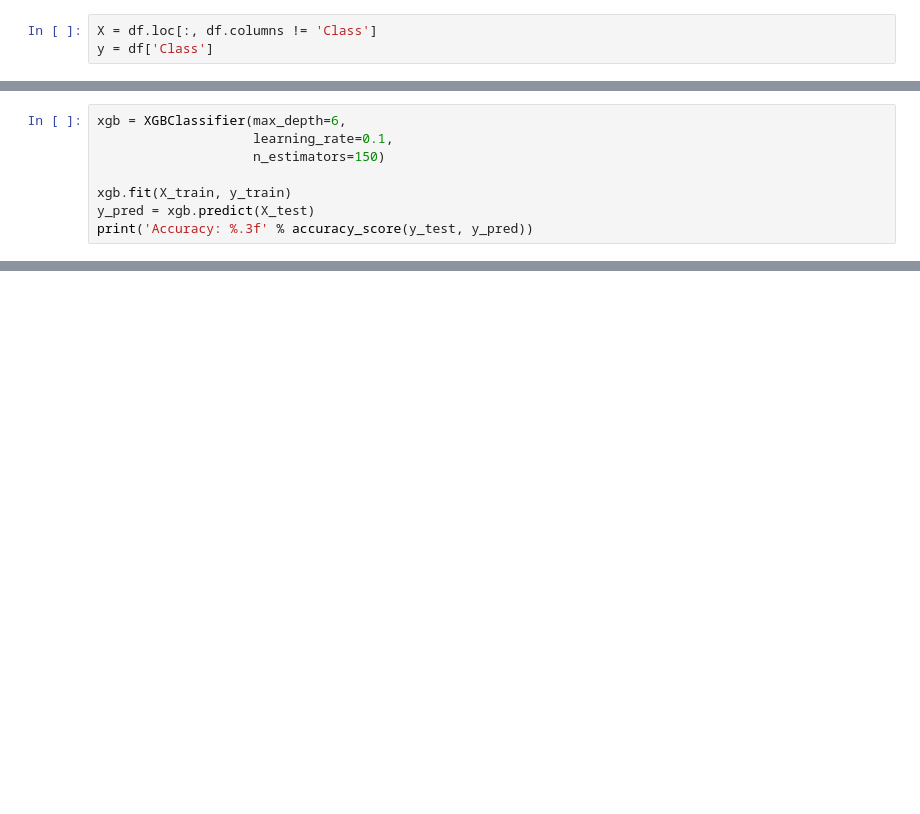
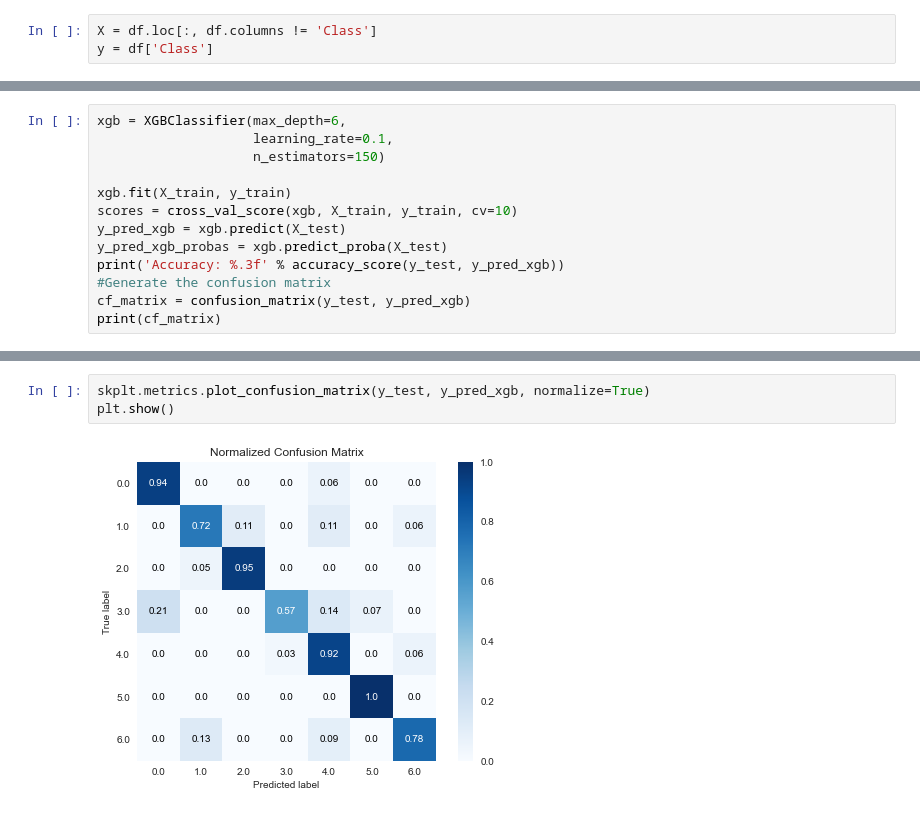
Before and after one commit to robinmasliah/kaggles, a Jupyter notebook: Date_Fruit_Datasets/fruits_classification_analysis_XGBoost.ipynb, the cells around one changed output, grey strips where cells are left out. Cells and saved outputs as stored; diff of their text form; blank space fills up the shorter version.

```diff
--- a/Date_Fruit_Datasets/fruits_classification_analysis_XGBoost.ipynb
+++ b/Date_Fruit_Datasets/fruits_classification_analysis_XGBoost.ipynb
@@ -188,6 +210,11 @@ xgb = XGBClassifier(max_depth=6,
                     n_estimators=150)
 
 xgb.fit(X_train, y_train)
-y_pred = xgb.predict(X_test)
-print('Accuracy: %.3f' % accuracy_score(y_test, y_pred))
+scores = cross_val_score(xgb, X_train, y_train, cv=10)
+y_pred_xgb = xgb.predict(X_test)
+y_pred_xgb_probas = xgb.predict_proba(X_test)
+print('Accuracy: %.3f' % accuracy_score(y_test, y_pred_xgb))
+#Generate the confusion matrix
+cf_matrix = confusion_matrix(y_test, y_pred_xgb)
+print(cf_matrix)
 # %% [output]
@@ -231,3 +275,8 @@ plt.show()
+# %%
+skplt.metrics.plot_confusion_matrix(y_test, y_pred_xgb, normalize=True)
+plt.show()
+# %% [output]
+[figure, added]
 # %%
 probas = xgb.predict_proba(X_test)
 skplt.metrics.plot_precision_recall_curve(y_test, probas)
```
Also changed, not shown: parts of 16 cells of this notebook.
